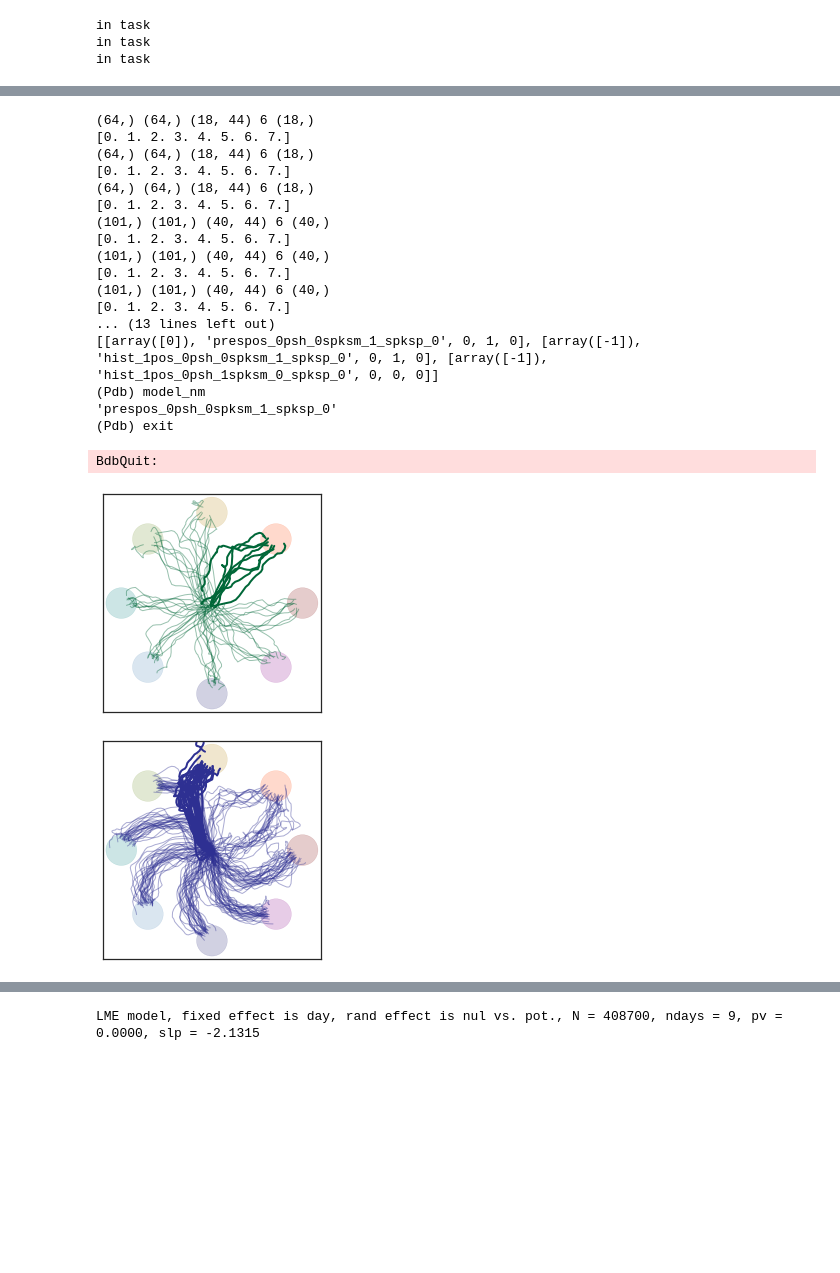
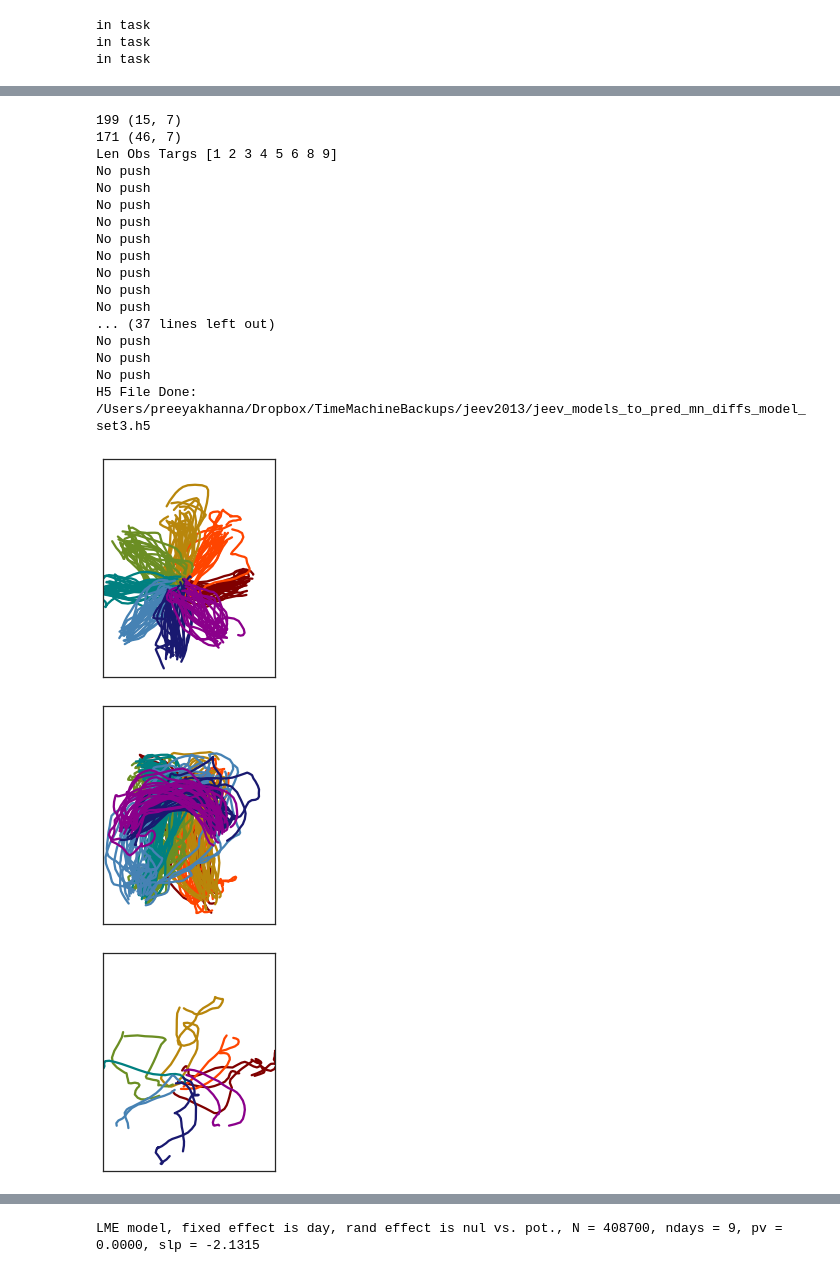
Before and after one commit to pkhanna104/bmi_dynamics_code, a Jupyter notebook: notebooks/Fig 1 | Potent vs. Null Activity.ipynb, the cells around one changed output, grey strips where cells are left out. Cells and saved outputs as stored; diff of their text form; code cells hidden in the pictures; blank space fills up the shorter version.

```diff
--- a/notebooks/Fig 1 | Potent vs. Null Activity.ipynb
+++ b/notebooks/Fig 1 | Potent vs. Null Activity.ipynb
@@ -21,28 +52,25 @@ in task
 # %%
-### Generate the alphas / models ###
-generate_models.sweep_alpha_all(run_alphas=True, model_set_number = 3)
-
 ### Models ###
-generate_models.model_individual_cell_tuning_curves(model_set_number=3, animal='grom')
-# generate_models.model_individual_cell_tuning_curves(model_set_number=3, animal='jeev')
+#generate_models.model_individual_cell_tuning_curves(model_set_number=3, animal='grom')
+generate_models.model_individual_cell_tuning_curves(model_set_number=3, animal='jeev')
 # %% [output]
-(64,) (64,) (18, 44) 6 (18,)
-[0. 1. 2. 3. 4. 5. 6. 7.]
-(64,) (64,) (18, 44) 6 (18,)
-[0. 1. 2. 3. 4. 5. 6. 7.]
-(64,) (64,) (18, 44) 6 (18,)
-[0. 1. 2. 3. 4. 5. 6. 7.]
-(101,) (101,) (40, 44) 6 (40,)
-[0. 1. 2. 3. 4. 5. 6. 7.]
-(101,) (101,) (40, 44) 6 (40,)
-[0. 1. 2. 3. 4. 5. 6. 7.]
-(101,) (101,) (40, 44) 6 (40,)
-[0. 1. 2. 3. 4. 5. 6. 7.]
-... (13 lines left out)
-[[array([0]), 'prespos_0psh_0spksm_1_spksp_0', 0, 1, 0], [array([-1]), 'hist_1pos_0psh_0spksm_1_spksp_0', 0, 1, 0], [array([-1]), 'hist_1pos_0psh_1spksm_0_spksp_0', 0, 0, 0]]
-(Pdb) model_nm
-'prespos_0psh_0spksm_1_spksp_0'
-(Pdb) exit
+199 (15, 7)
+171 (46, 7)
+Len Obs Targs [1 2 3 4 5 6 8 9]
+No push
+No push
+No push
+No push
+No push
+No push
+No push
+No push
+No push
+... (37 lines left out)
+No push
+No push
+No push
+H5 File Done:  /Users/preeyakhanna/Dropbox/TimeMachineBackups/jeev2013/jeev_models_to_pred_mn_diffs_model_set3.h5
-BdbQuit:
-[figure, old version]
+[figure, new version]
-[figure, old version]
+[figure, new version]
+[figure, added]
```
Also changed, not shown: parts of 2 cells of this notebook, 2 other files.
